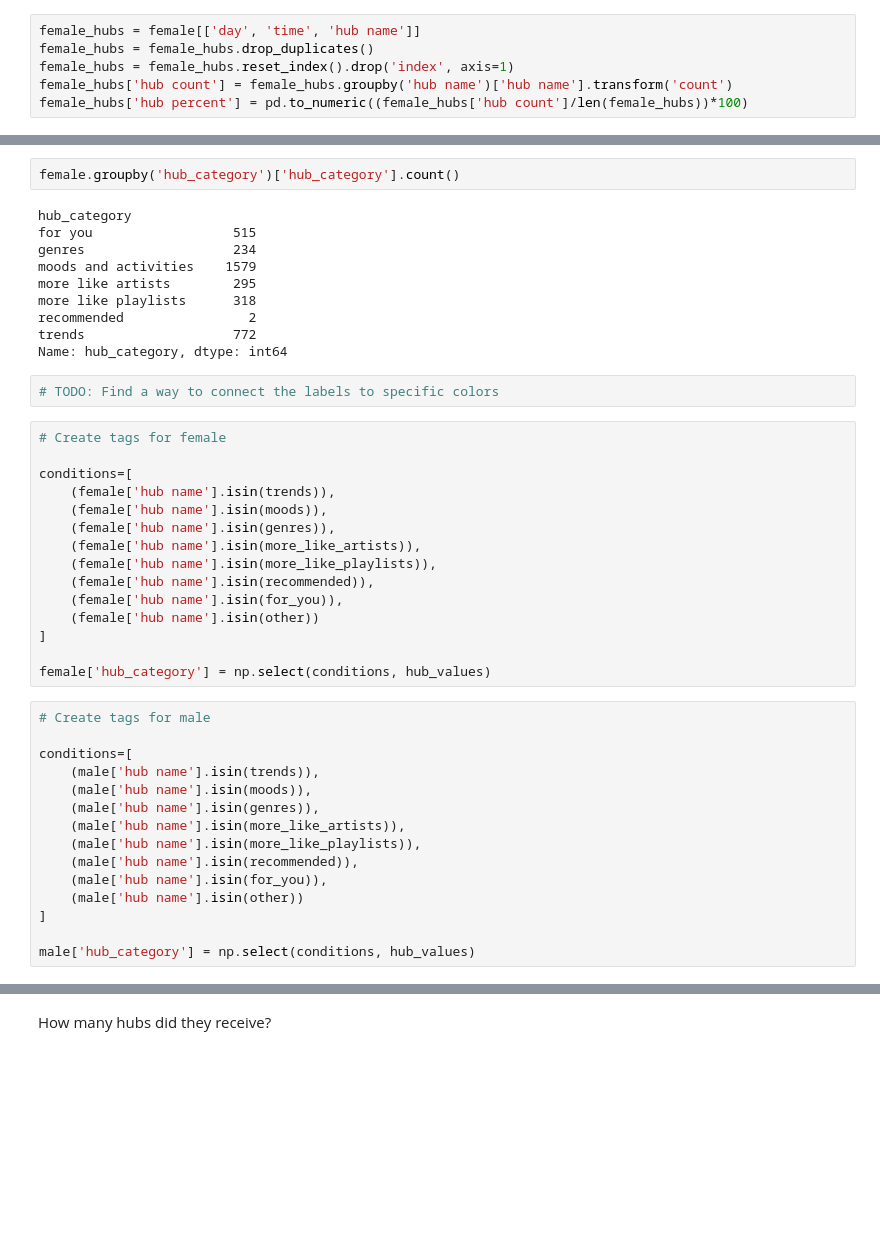
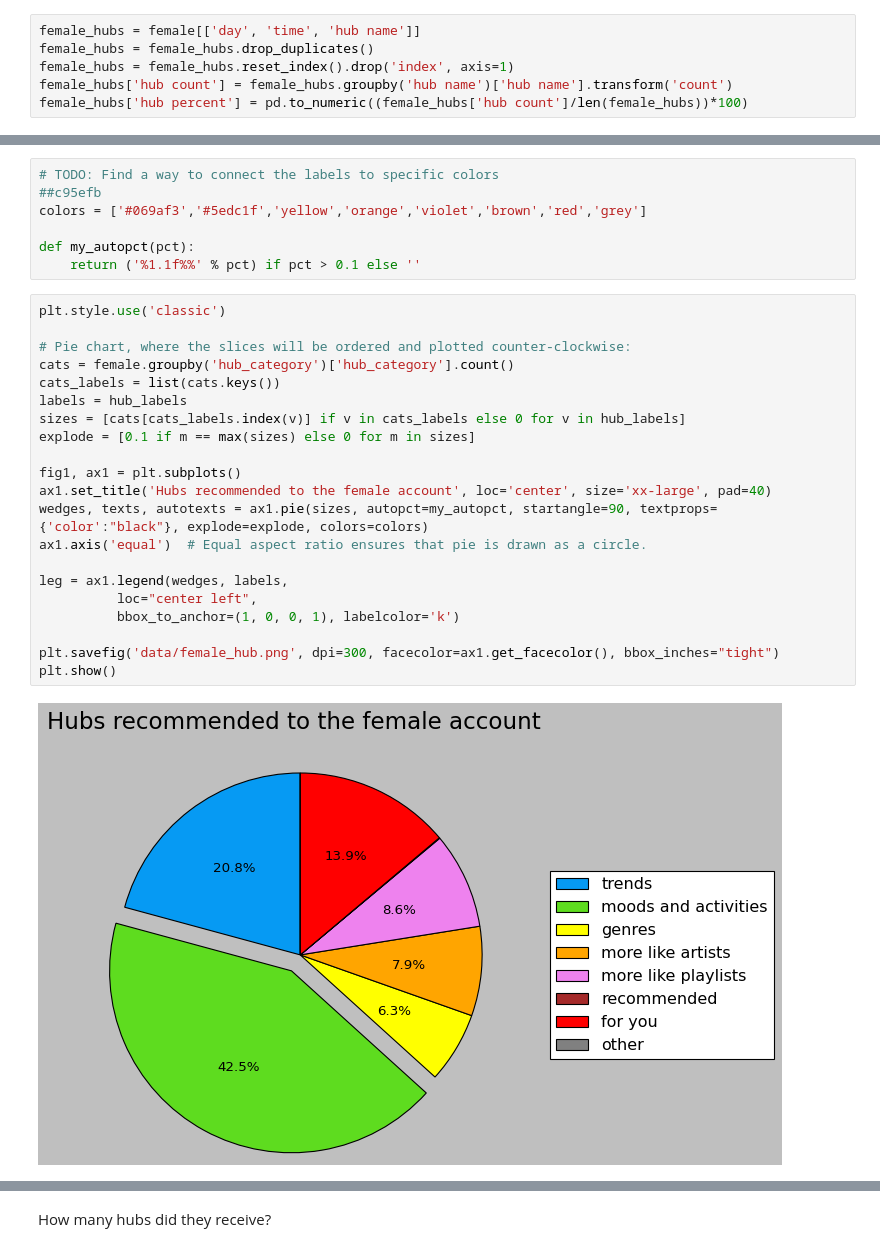
Before and after one commit to Yvysanna/Thesis, a Jupyter notebook: spotify1.ipynb, the cells around one changed output, grey strips where cells are left out. Cells and saved outputs as stored; diff of their text form; blank space fills up the shorter version.

```diff
--- a/spotify1.ipynb
+++ b/spotify1.ipynb
@@ -436,47 +388,33 @@ other                    22
 recommended              89
 trends                  496
 Name: hub_category, dtype: int64
-# %%
-female.groupby('hub_category')['hub_category'].count()
-# %% [output]
-hub_category
-for you                  515
-genres                   234
-moods and activities    1579
-more like artists        295
-more like playlists      318
-recommended                2
-trends                   772
-Name: hub_category, dtype: int64
 # %%
 # TODO: Find a way to connect the labels to specific colors
+##c95efb
+colors = ['#069af3','#5edc1f','yellow','orange','violet','brown','red','grey']
+
+def my_autopct(pct):
+    return ('%1.1f%%' % pct) if pct > 0.1 else ''
-# %%
-# Create tags for female
-
-conditions=[
-    (female['hub name'].isin(trends)),
-    (female['hub name'].isin(moods)),
-    (female['hub name'].isin(genres)),
-    (female['hub name'].isin(more_like_artists)),
-    (female['hub name'].isin(more_like_playlists)),
-    (female['hub name'].isin(recommended)),
-    (female['hub name'].isin(for_you)),
-    (female['hub name'].isin(other))
-]
-
-female['hub_category'] = np.select(conditions, hub_values)
-# %%
-# Create tags for male
-
-conditions=[
-    (male['hub name'].isin(trends)),
-    (male['hub name'].isin(moods)),
-    (male['hub name'].isin(genres)),
-    (male['hub name'].isin(more_like_artists)),
-    (male['hub name'].isin(more_like_playlists)),
-    (male['hub name'].isin(recommended)),
-    (male['hub name'].isin(for_you)),
-    (male['hub name'].isin(other))
-]
-
-male['hub_category'] = np.select(conditions, hub_values)
+# %%
+plt.style.use('classic')
+
+# Pie chart, where the slices will be ordered and plotted counter-clockwise:
+cats = female.groupby('hub_category')['hub_category'].count()
+cats_labels = list(cats.keys())
+labels = hub_labels
+sizes = [cats[cats_labels.index(v)] if v in cats_labels else 0 for v in hub_labels]
+explode = [0.1 if m == max(sizes) else 0 for m in sizes]
+
+fig1, ax1 = plt.subplots()
+ax1.set_title('Hubs recommended to the female account', loc='center', size='xx-large', pad=40)
+wedges, texts, autotexts = ax1.pie(sizes, autopct=my_autopct, startangle=90, textprops={'color':"black"}, explode=explode, colors=colors)
+ax1.axis('equal')  # Equal aspect ratio ensures that pie is drawn as a circle.
+
+leg = ax1.legend(wedges, labels,
+          loc="center left",
+          bbox_to_anchor=(1, 0, 0, 1), labelcolor='k')
+
+plt.savefig('data/female_hub.png', dpi=300, facecolor=ax1.get_facecolor(), bbox_inches="tight")
+plt.show()
+# %% [output]
+[figure, added]
```
Also changed, not shown: parts of 33 cells of this notebook, 6 other files.
